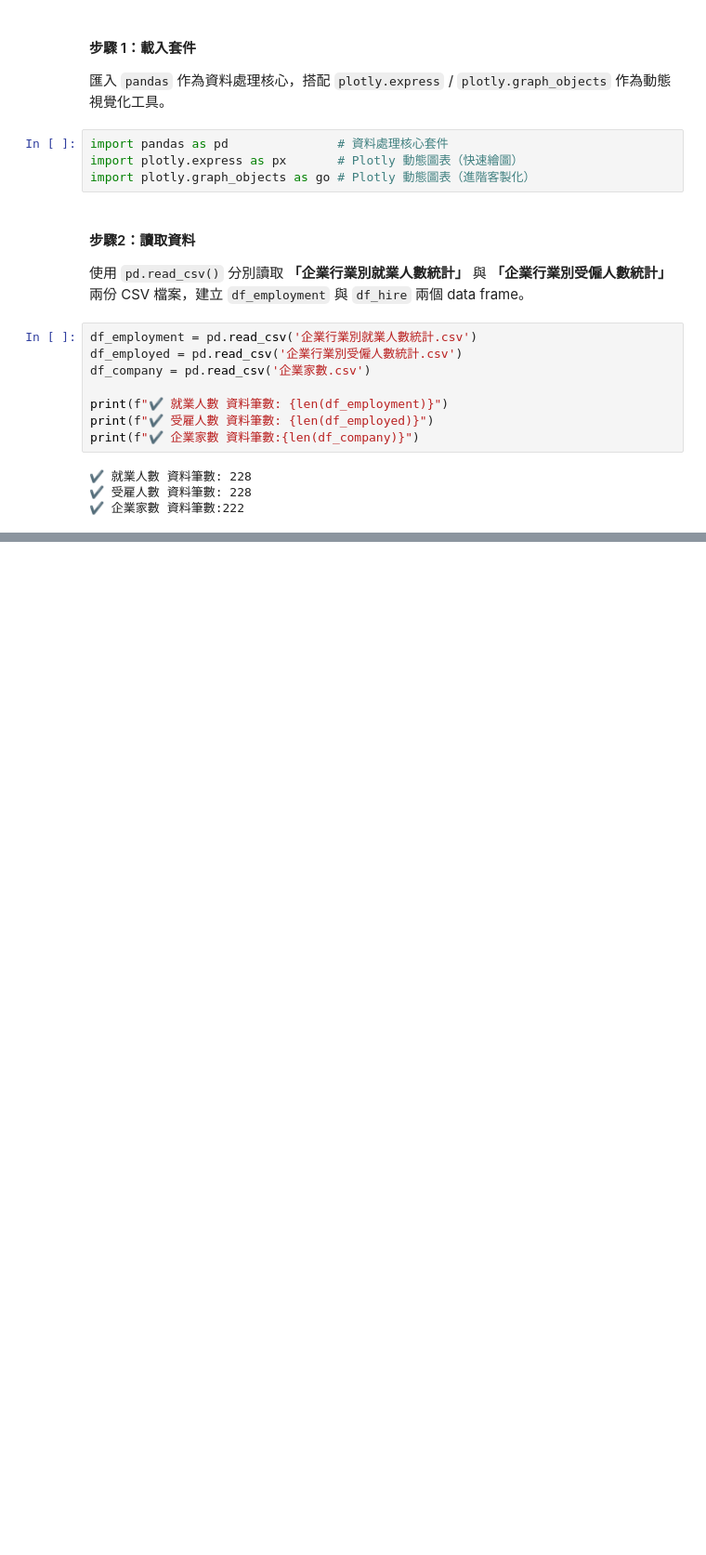
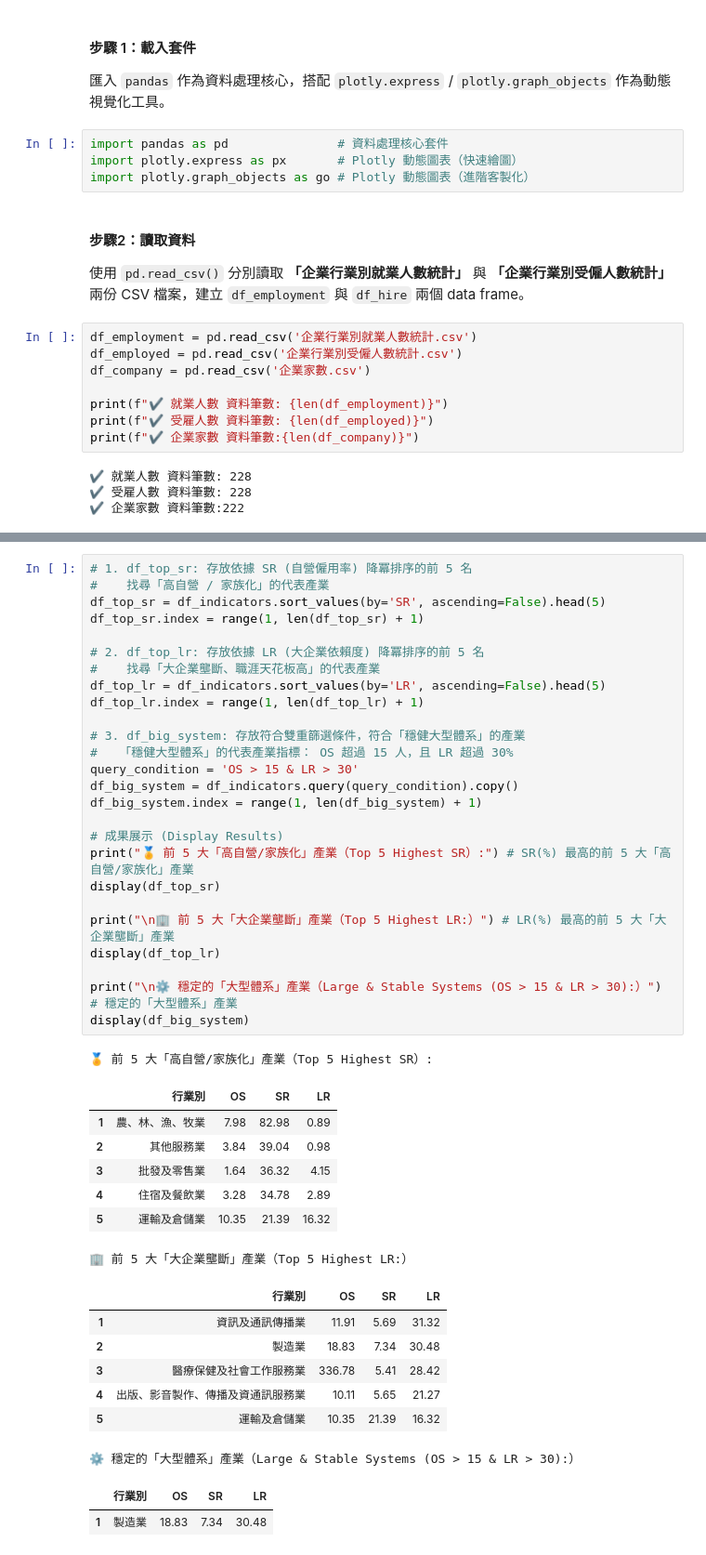
Before and after one commit to rainachang/project-employment-market-analysis-2026, a Jupyter notebook: employment-market-analysis-2026.ipynb, the cells around one changed output, grey strips where cells are left out. Shown at 93% size. Cells and saved outputs as stored; diff of their text form; blank space fills up the shorter version.

```diff
--- a/employment-market-analysis-2026.ipynb
+++ b/employment-market-analysis-2026.ipynb
@@ -124,0 +186,44 @@ Name: 全部企業(千人), dtype: float64
+# %%
+# 1. df_top_sr: 存放依據 SR (自營僱用率) 降冪排序的前 5 名
+#    找尋「高自營 / 家族化」的代表產業
+df_top_sr = df_indicators.sort_values(by='SR', ascending=False).head(5)
+df_top_sr.index = range(1, len(df_top_sr) + 1)
+
+# 2. df_top_lr: 存放依據 LR (大企業依賴度) 降冪排序的前 5 名
+#    找尋「大企業壟斷、職涯天花板高」的代表產業
+df_top_lr = df_indicators.sort_values(by='LR', ascending=False).head(5)
+df_top_lr.index = range(1, len(df_top_lr) + 1)
+
+# 3. df_big_system: 存放符合雙重篩選條件，符合「穩健大型體系」的產業
+#   「穩健大型體系」的代表產業指標： OS 超過 15 人，且 LR 超過 30%
+query_condition = 'OS > 15 & LR > 30'
+df_big_system = df_indicators.query(query_condition).copy()
+df_big_system.index = range(1, len(df_big_system) + 1)
+
+# 成果展示 (Display Results)
+print("🏅 前 5 大「高自營/家族化」產業（Top 5 Highest SR）:") # SR(%) 最高的前 5 大「高自營/家族化」產業
+display(df_top_sr)
+
+print("\n🏢 前 5 大「大企業壟斷」產業（Top 5 Highest LR:）") # LR(%) 最高的前 5 大「大企業壟斷」產業
+display(df_top_lr)
+
+print("\n⚙️ 穩定的「大型體系」產業（Large & Stable Systems (OS > 15 & LR > 30):）") # 穩定的「大型體系」產業
+display(df_big_system)
+# %% [output]
+🏅 前 5 大「高自營/家族化」產業（Top 5 Highest SR）:
+|  | 行業別 | OS | SR | LR |
+| 1 | 農、林、漁、牧業 | 7.98 | 82.98 | 0.89 |
+| 2 | 其他服務業 | 3.84 | 39.04 | 0.98 |
+| 3 | 批發及零售業 | 1.64 | 36.32 | 4.15 |
+| 4 | 住宿及餐飲業 | 3.28 | 34.78 | 2.89 |
+| 5 | 運輸及倉儲業 | 10.35 | 21.39 | 16.32 |
+🏢 前 5 大「大企業壟斷」產業（Top 5 Highest LR:）
+|  | 行業別 | OS | SR | LR |
+| 1 | 資訊及通訊傳播業 | 11.91 | 5.69 | 31.32 |
+| 2 | 製造業 | 18.83 | 7.34 | 30.48 |
+| 3 | 醫療保健及社會工作服務業 | 336.78 | 5.41 | 28.42 |
+| 4 | 出版、影音製作、傳播及資通訊服務業 | 10.11 | 5.65 | 21.27 |
+| 5 | 運輸及倉儲業 | 10.35 | 21.39 | 16.32 |
+⚙️ 穩定的「大型體系」產業（Large & Stable Systems (OS > 15 & LR > 30):）
+|  | 行業別 | OS | SR | LR |
+| 1 | 製造業 | 18.83 | 7.34 | 30.48 |
```
Also changed, not shown: parts of 10 cells of this notebook.
